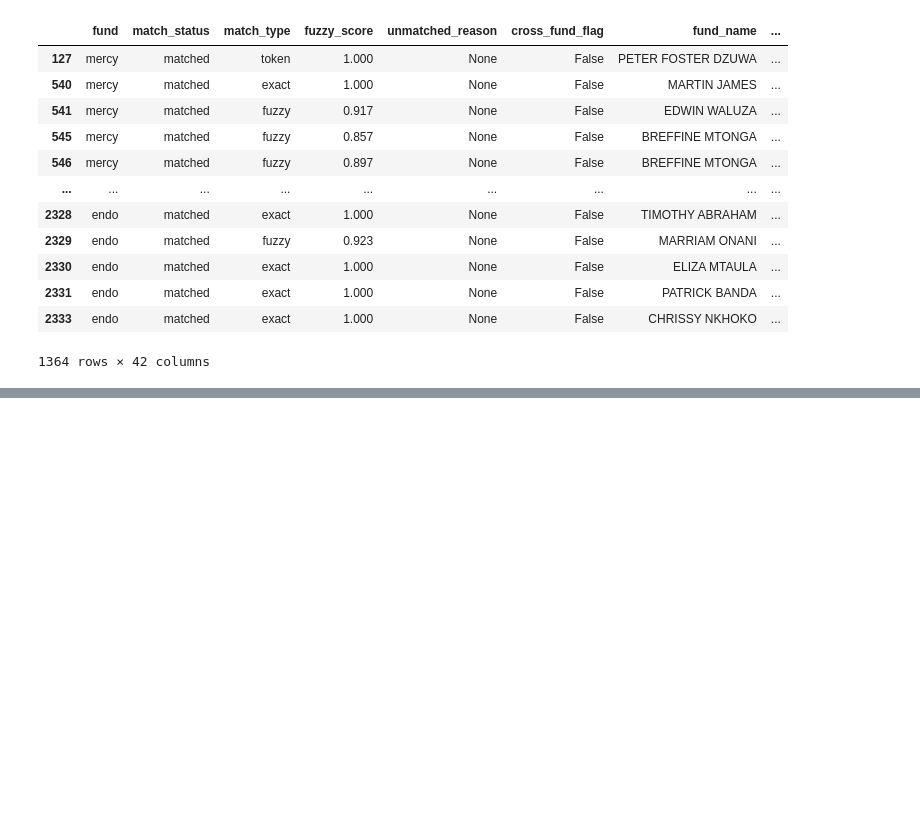
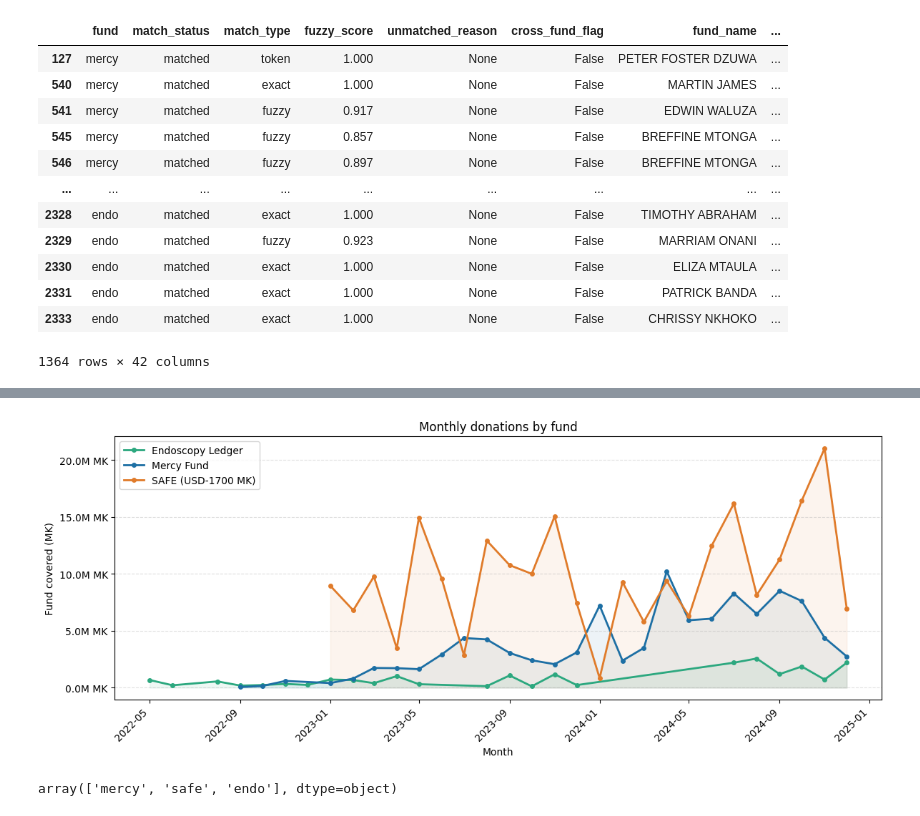
Before and after one commit to mat2m10/nkhoma, a Jupyter notebook: notebooks/03_Poor_Patient_funds.ipynb, the cells around one changed output, grey strips where cells are left out. Cells and saved outputs as stored; diff of their text form; code cells hidden in the pictures; blank space fills up the shorter version.

Commit message:
plotting donation evolution

```diff
--- a/notebooks/03_Poor_Patient_funds.ipynb
+++ b/notebooks/03_Poor_Patient_funds.ipynb
@@ -266,0 +442,55 @@ final
+# %%
+import matplotlib.pyplot as plt
+import matplotlib.ticker as mticker
+import pandas as pd
+
+# ── Prep ──────────────────────────────────────────────────────────────
+plot_df = (matched
+    .drop_duplicates(subset=["fund","fund_name","fund_admission_date"])
+    .copy())
+plot_df["month"] = pd.to_datetime(plot_df["fund_admission_date"]).dt.to_period("M")
+
+# For SAFE use safe_ask_usd converted to MK (adjust rate if needed)
+USD_TO_MK = 1700
+plot_df["covered_mk"] = plot_df.apply(
+    lambda r: r["safe_ask_usd"] * USD_TO_MK if r["fund"] == "safe"
+              else r["fund_covered_mk"],
+    axis=1)
+
+monthly = (plot_df
+    .groupby(["month","fund"])["covered_mk"]
+    .sum()
+    .reset_index())
+monthly["month_dt"] = monthly["month"].dt.to_timestamp()
+
+# ── Plot ──────────────────────────────────────────────────────────────
+fig, ax = plt.subplots(figsize=(12, 5))
+
+colors = {"mercy": "#1d6fa4", "endo": "#2ca87f", "safe": "#e07b2a"}
+labels = {"mercy": "Mercy Fund", "endo": "Endoscopy Ledger", "safe": f"SAFE (USD-{USD_TO_MK} MK)"}
+
+for fund, grp in monthly.groupby("fund"):
+    grp = grp.sort_values("month_dt")
+    ax.plot(grp["month_dt"], grp["covered_mk"],
+            marker="o", markersize=4, linewidth=2,
+            color=colors[fund], label=labels[fund])
+    ax.fill_between(grp["month_dt"], grp["covered_mk"],
+                    alpha=0.08, color=colors[fund])
+
+ax.yaxis.set_major_formatter(mticker.FuncFormatter(
+    lambda x, _: f"{x/1_000_000:.1f}M MK"))
+ax.set_xlabel("Month")
+ax.set_ylabel("Fund covered (MK)")
+ax.set_title("Monthly donations by fund")
+ax.legend()
+ax.grid(axis="y", linestyle="--", alpha=0.4)
+fig.autofmt_xdate(rotation=45)
+plt.tight_layout()
+plt.savefig("monthly_covered_by_fund.png", dpi=150)
+plt.show()
+# %% [output]
+[figure, added]
+# %%
+matched.fund.unique()
+# %% [output]
+array(['mercy', 'safe', 'endo'], dtype=object)
```
Also changed, not shown: parts of 14 cells of this notebook, 1 other file.
